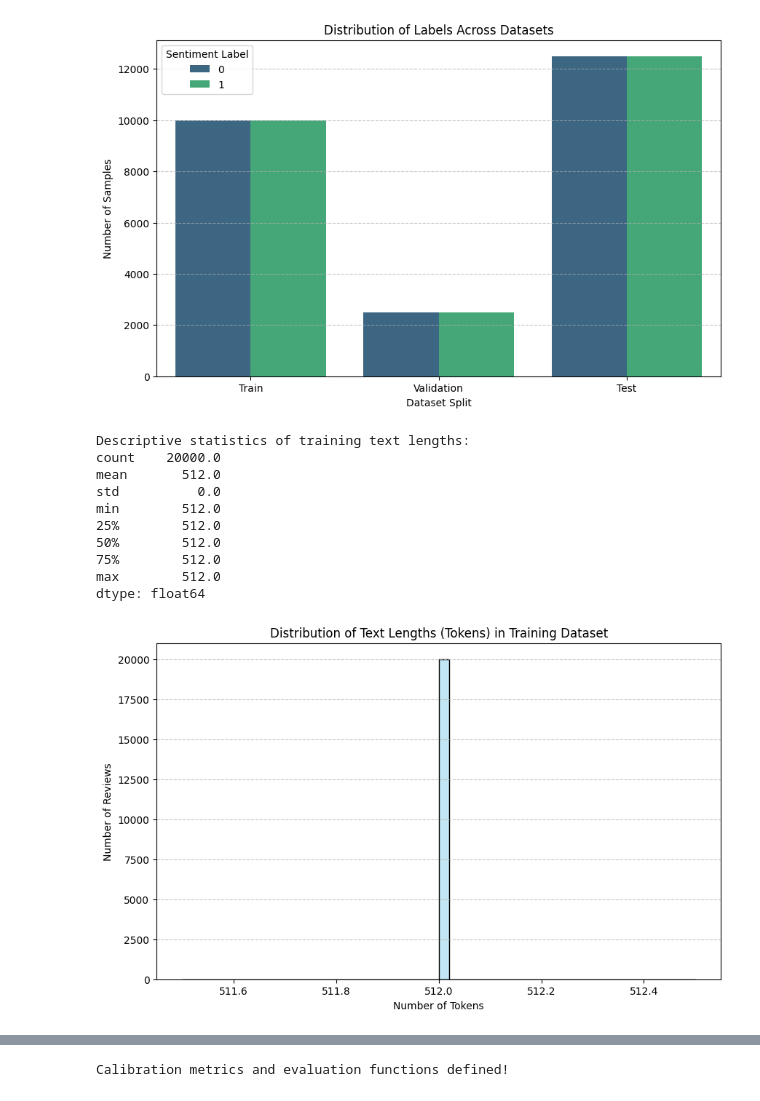
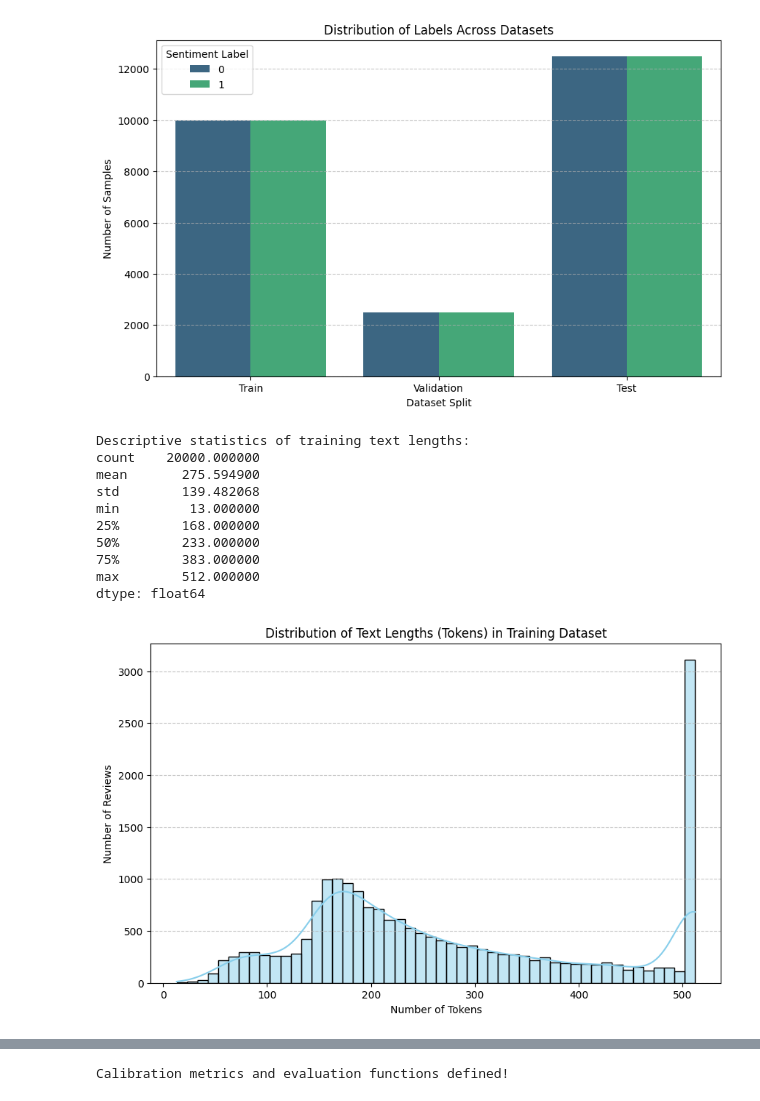
Before and after one commit to RiyankaDhar/Binary-Sentiment-Classification-with-Robustness-Testing, a Jupyter notebook: binary_sentiment.ipynb, the cells around one changed output, grey strips where cells are left out. Cells and saved outputs as stored; diff of their text form; code cells hidden in the pictures.

```diff
--- a/binary_sentiment.ipynb
+++ b/binary_sentiment.ipynb
@@ -47,9 +47,9 @@ print(f"\nSample data:")
 print(imdb_dataset['train'][0])
 
 # Create validation split from training data (20% of train)
-train_test_split = imdb_dataset['train'].train_test_split(test_size=0.2, seed=42)
-train_dataset = train_test_split['train']  # 20k samples
-val_dataset = train_test_split['test']      # 5k samples
+imdb_splits = imdb_dataset['train'].train_test_split(test_size=0.2, seed=42)
+train_dataset = imdb_splits['train']
+val_dataset = imdb_splits['test']     # 5k samples
 test_dataset = imdb_dataset['test']         # 25k samples
 
 print(f"\nFinal splits:")
@@ -152,39 +153,39 @@ Label distribution DataFrame:
 [figure]
 # %%
 # 1. Extract the length of 'input_ids' for each sample in the training dataset
-train_text_lengths = [len(item['input_ids']) for item in train_dataset]
+train_text_lengths = [item['attention_mask'].sum().item() for item in train_dataset]
 
 # 2. Convert the list of lengths to a pandas Series for easier analysis
 text_lengths_series = pd.Series(train_text_lengths)
 
 # 3. Print descriptive statistics of the text lengths
 print("\nDescriptive statistics of training text lengths:")
 print(text_lengths_series.describe())
 
 # 4. Create a histogram to visualize the distribution of text lengths
 plt.figure(figsize=(10, 6))
 sns.histplot(text_lengths_series, bins=50, kde=True, color='skyblue')
 
 # 5. Add title and labels to the plot
 plt.title('Distribution of Text Lengths (Tokens) in Training Dataset')
 plt.xlabel('Number of Tokens')
 plt.ylabel('Number of Reviews')
 plt.grid(axis='y', linestyle='--', alpha=0.7)
 
 # 6. Display the plot
 plt.show()
 # %% [output]
 Descriptive statistics of training text lengths:
-count    20000.0
-mean       512.0
-std          0.0
-min        512.0
-25%        512.0
-50%        512.0
-75%        512.0
-max        512.0
+count    20000.000000
+mean       275.594900
+std        139.482068
+min         13.000000
+25%        168.000000
+50%        233.000000
+75%        383.000000
+max        512.000000
 dtype: float64
-[figure, old version]
+[figure, new version]
 # %%
 print("Initializing model...")
 model = AutoModelForSequenceClassification.from_pretrained(
```
Also changed, not shown: parts of 28 cells of this notebook.
